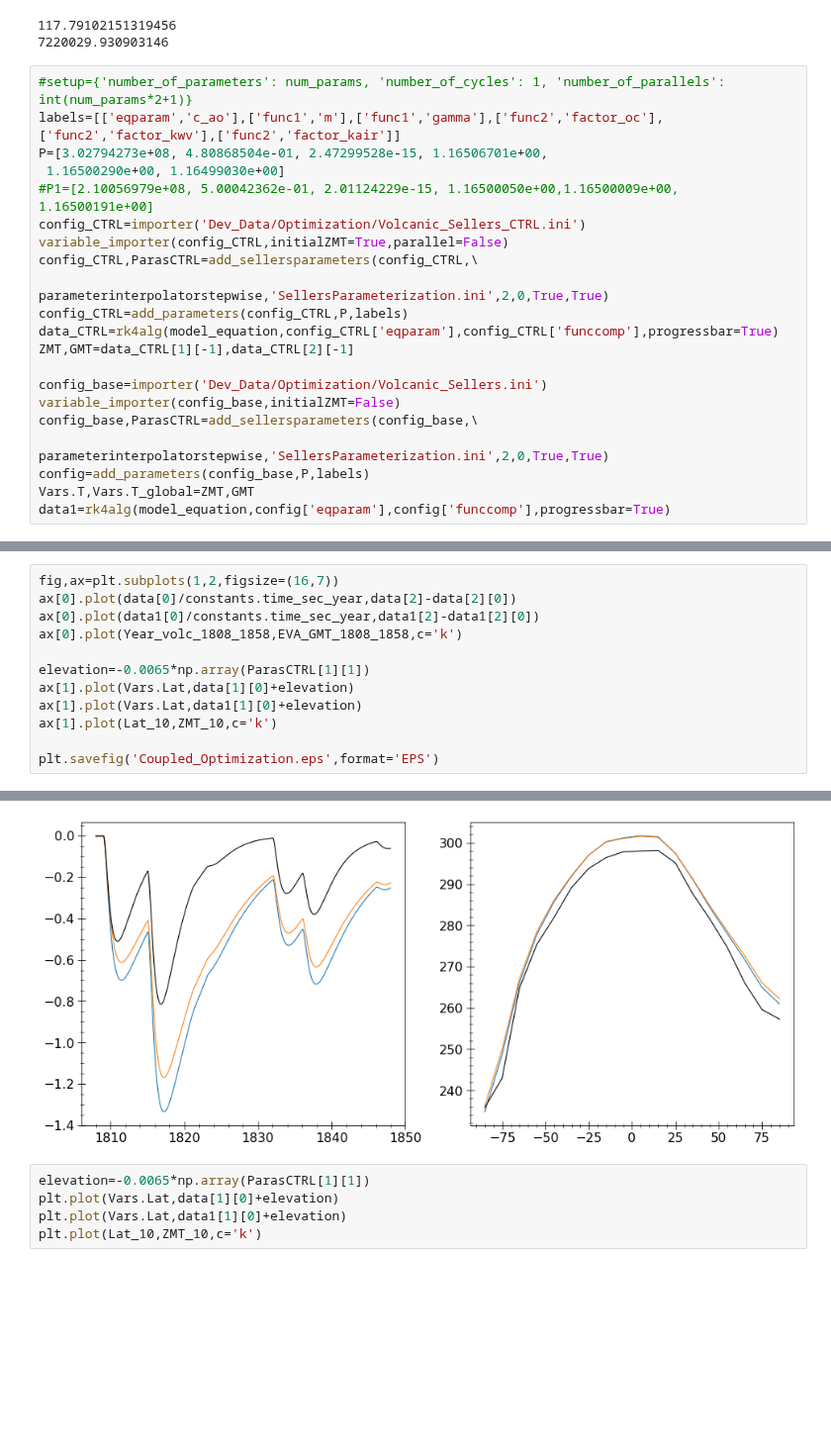
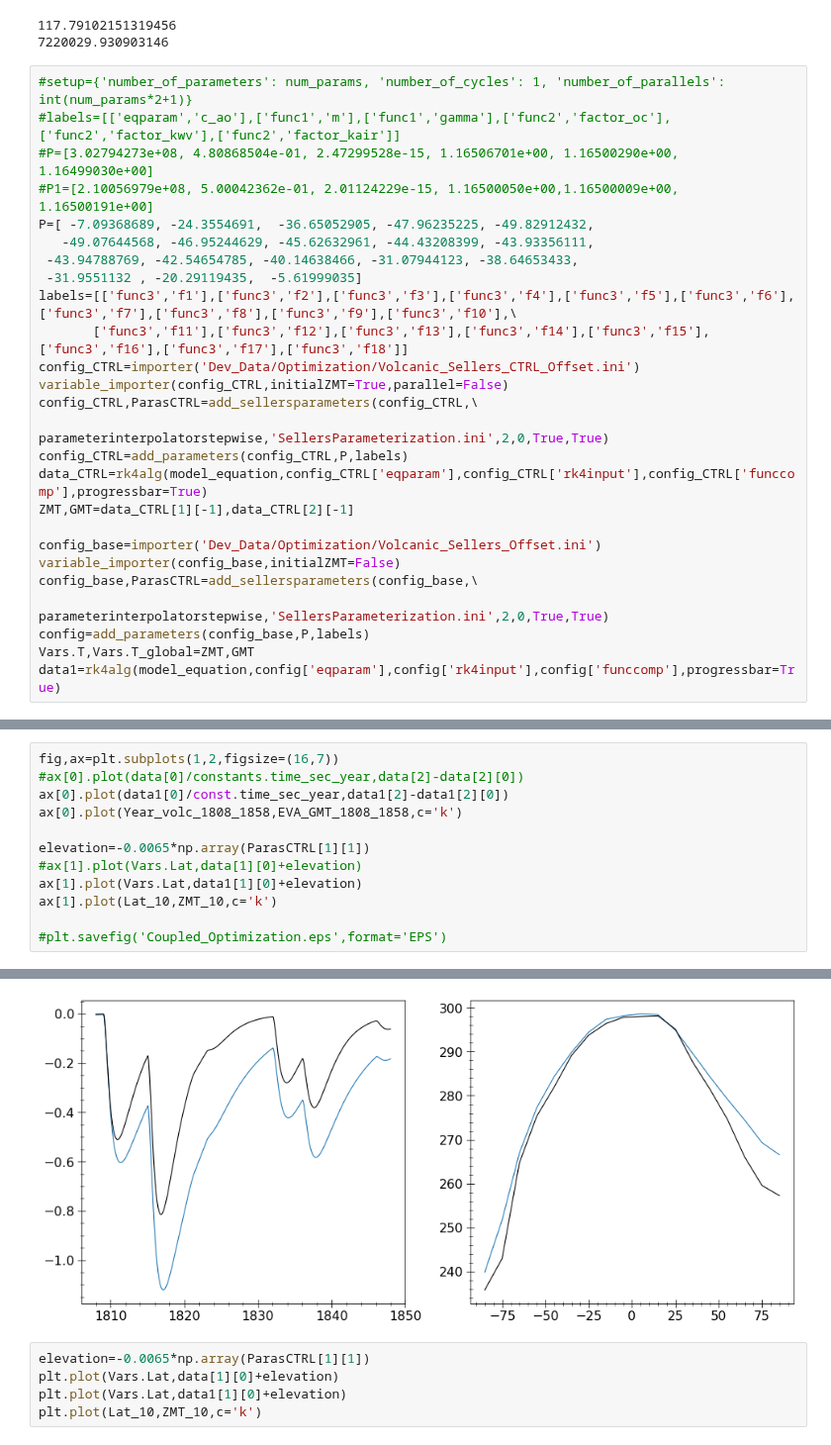
Before and after one commit to BenniSchmiedel/Low-dimensional-EBMs, a Jupyter notebook: Development_OptimizationCoupledTarget.ipynb, the cells around one changed output, grey strips where cells are left out. Shown at 99% size. Saved outputs shown, nothing was run; the diff lists cells and outputs as text; blank space fills up the shorter version.

```diff
--- a/Development_OptimizationCoupledTarget.ipynb
+++ b/Development_OptimizationCoupledTarget.ipynb
@@ -398,23 +367,28 @@ print(np.sqrt(np.dot(dF[0],dF[0])))
 7220029.930903146
 # %%
 #setup={'number_of_parameters': num_params, 'number_of_cycles': 1, 'number_of_parallels': int(num_params*2+1)}
-labels=[['eqparam','c_ao'],['func1','m'],['func1','gamma'],['func2','factor_oc'],['func2','factor_kwv'],['func2','factor_kair']]
-P=[3.02794273e+08, 4.80868504e-01, 2.47299528e-15, 1.16506701e+00,
- 1.16500290e+00, 1.16499030e+00]
+#labels=[['eqparam','c_ao'],['func1','m'],['func1','gamma'],['func2','factor_oc'],['func2','factor_kwv'],['func2','factor_kair']]
+#P=[3.02794273e+08, 4.80868504e-01, 2.47299528e-15, 1.16506701e+00, 1.16500290e+00, 1.16499030e+00]
 #P1=[2.10056979e+08, 5.00042362e-01, 2.01124229e-15, 1.16500050e+00,1.16500009e+00, 1.16500191e+00]
-config_CTRL=importer('Dev_Data/Optimization/Volcanic_Sellers_CTRL.ini')
+P=[ -7.09368689, -24.3554691,  -36.65052905, -47.96235225, -49.82912432,
+   -49.07644568, -46.95244629, -45.62632961, -44.43208399, -43.93356111,
+ -43.94788769, -42.54654785, -40.14638466, -31.07944123, -38.64653433,
+ -31.9551132 , -20.29119435,  -5.61999035]
+labels=[['func3','f1'],['func3','f2'],['func3','f3'],['func3','f4'],['func3','f5'],['func3','f6'],['func3','f7'],['func3','f8'],['func3','f9'],['func3','f10'],\
+       ['func3','f11'],['func3','f12'],['func3','f13'],['func3','f14'],['func3','f15'],['func3','f16'],['func3','f17'],['func3','f18']]
+config_CTRL=importer('Dev_Data/Optimization/Volcanic_Sellers_CTRL_Offset.ini')
 variable_importer(config_CTRL,initialZMT=True,parallel=False)
 config_CTRL,ParasCTRL=add_sellersparameters(config_CTRL,\
                                         parameterinterpolatorstepwise,'SellersParameterization.ini',2,0,True,True)
 config_CTRL=add_parameters(config_CTRL,P,labels)
-data_CTRL=rk4alg(model_equation,config_CTRL['eqparam'],config_CTRL['funccomp'],progressbar=True)
+data_CTRL=rk4alg(model_equation,config_CTRL['eqparam'],config_CTRL['rk4input'],config_CTRL['funccomp'],progressbar=True)
 ZMT,GMT=data_CTRL[1][-1],data_CTRL[2][-1]
 
-config_base=importer('Dev_Data/Optimization/Volcanic_Sellers.ini')
+config_base=importer('Dev_Data/Optimization/Volcanic_Sellers_Offset.ini')
 variable_importer(config_base,initialZMT=False)
 config_base,ParasCTRL=add_sellersparameters(config_base,\
                                     parameterinterpolatorstepwise,'SellersParameterization.ini',2,0,True,True)
 config=add_parameters(config_base,P,labels)
 Vars.T,Vars.T_global=ZMT,GMT
-data1=rk4alg(model_equation,config['eqparam'],config['funccomp'],progressbar=True)
+data1=rk4alg(model_equation,config['eqparam'],config['rk4input'],config['funccomp'],progressbar=True)
 # %% [output]
@@ -426,14 +400,14 @@ Loading Parameters from: /Home/siv32/bsc029/.local/lib/python3.6/site-packages/l
 [interactive output not drawn]
 # %%
 fig,ax=plt.subplots(1,2,figsize=(16,7))
-ax[0].plot(data[0]/constants.time_sec_year,data[2]-data[2][0])
-ax[0].plot(data1[0]/constants.time_sec_year,data1[2]-data1[2][0])
+#ax[0].plot(data[0]/constants.time_sec_year,data[2]-data[2][0])
+ax[0].plot(data1[0]/const.time_sec_year,data1[2]-data1[2][0])
 ax[0].plot(Year_volc_1808_1858,EVA_GMT_1808_1858,c='k')
 
 elevation=-0.0065*np.array(ParasCTRL[1][1])
-ax[1].plot(Vars.Lat,data[1][0]+elevation)
+#ax[1].plot(Vars.Lat,data[1][0]+elevation)
 ax[1].plot(Vars.Lat,data1[1][0]+elevation)
 ax[1].plot(Lat_10,ZMT_10,c='k')
 
-plt.savefig('Coupled_Optimization.eps',format='EPS')
+#plt.savefig('Coupled_Optimization.eps',format='EPS')
 # %% [output]
@@ -440,4 +415,4 @@ plt.savefig('Coupled_Optimization.eps',format='EPS')
-[figure, old version]
+[figure, new version]
 # %%
 elevation=-0.0065*np.array(ParasCTRL[1][1])
 plt.plot(Vars.Lat,data[1][0]+elevation)
```
Also changed, not shown: parts of 6 cells of this notebook, 19 other files.
